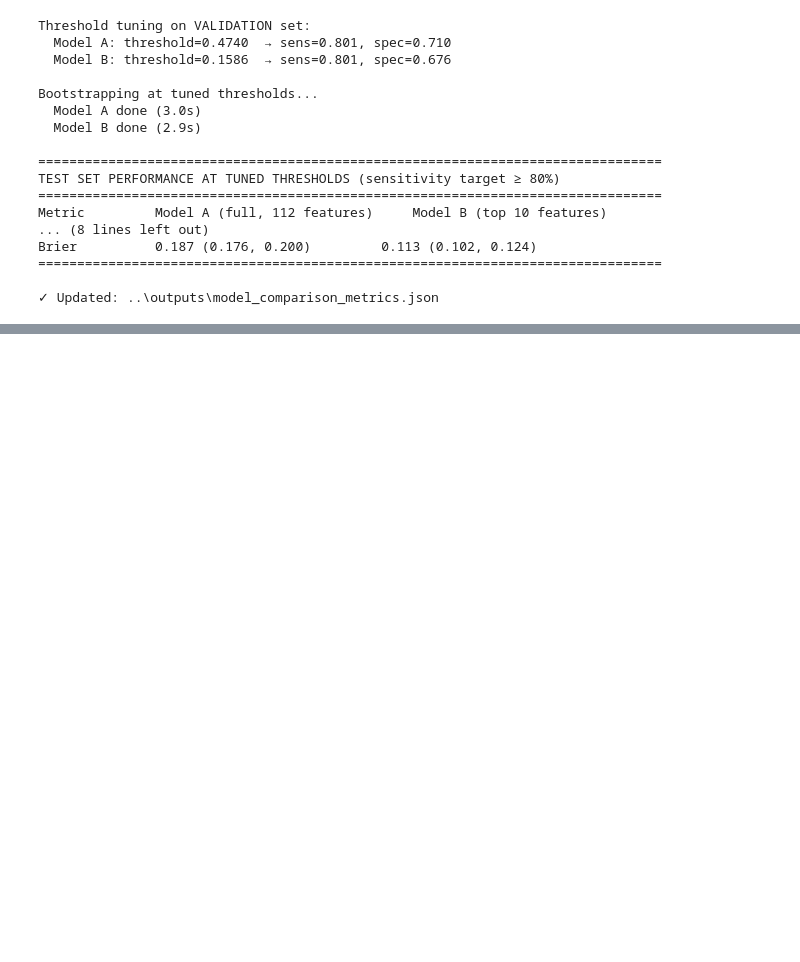
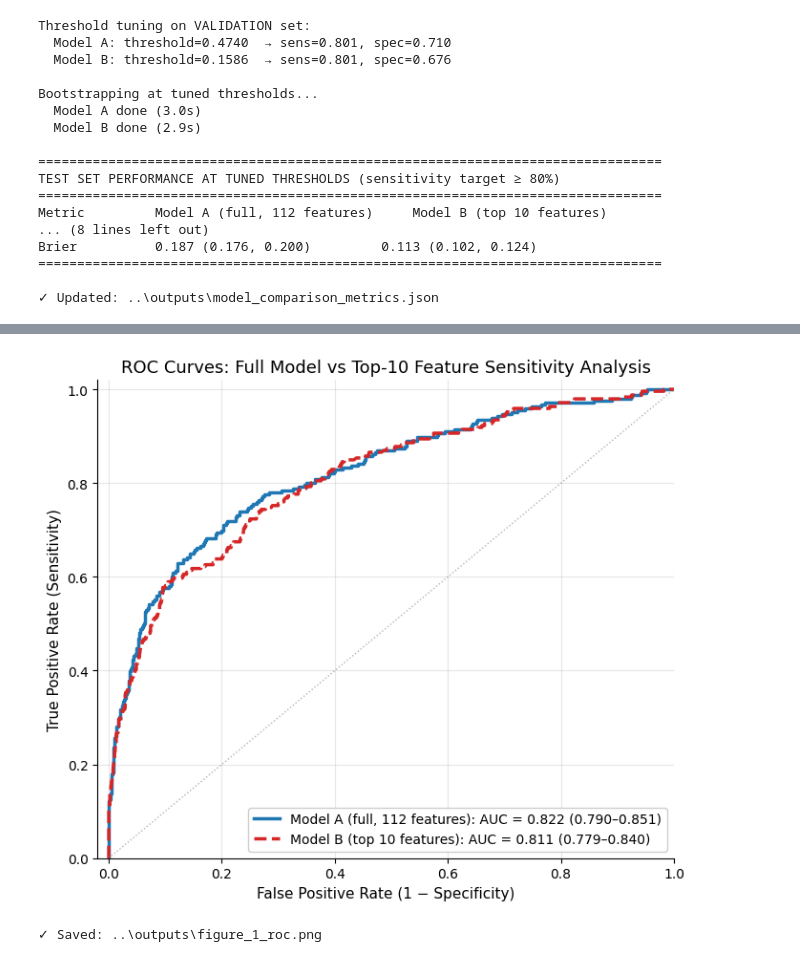
Before and after one commit to wilson-nguyen/aim-ahead-asthma, a Jupyter notebook: notebooks/05_top10_sensitivity.ipynb, the cells around one changed output, grey strips where cells are left out. Cells and saved outputs as stored; diff of their text form; code cells hidden in the pictures; blank space fills up the shorter version.

Commit message:
Phase 5 complete: top-10 sensitivity analysis with figures and Khamron summary

```diff
--- a/notebooks/05_top10_sensitivity.ipynb
+++ b/notebooks/05_top10_sensitivity.ipynb
@@ -596,0 +746,42 @@ Brier          0.187 (0.176, 0.200)         0.113 (0.102, 0.124)
+# %%
+"""
+Figure 1: ROC curves for Model A (full features) and Model B (top 10) on test set.
+Both shown overlaid for visual comparison. AUC values with 95% CIs in legend.
+"""
+
+from sklearn.metrics import roc_curve, auc
+
+# Compute ROC curves
+fpr_a, tpr_a, _ = roc_curve(y_test, y_proba_a)
+fpr_b, tpr_b, _ = roc_curve(y_test, y_proba_b)
+
+auc_a = metrics_a['AUC']
+auc_b = metrics_b['AUC']
+auc_a_lo, auc_a_hi = cis_a['AUC']
+auc_b_lo, auc_b_hi = cis_b['AUC']
+
+# Plot
+fig, ax = plt.subplots(figsize=(7, 6))
+
+ax.plot(fpr_a, tpr_a, color='#1f77b4', linewidth=2.5,
+        label=f'Model A (full, 112 features): AUC = {auc_a:.3f} ({auc_a_lo:.3f}–{auc_a_hi:.3f})')
+ax.plot(fpr_b, tpr_b, color='#d62728', linewidth=2.5, linestyle='--',
+        label=f'Model B (top 10 features): AUC = {auc_b:.3f} ({auc_b_lo:.3f}–{auc_b_hi:.3f})')
+ax.plot([0, 1], [0, 1], color='gray', linewidth=1, linestyle=':', alpha=0.6)
+
+ax.set_xlabel('False Positive Rate (1 − Specificity)')
+ax.set_ylabel('True Positive Rate (Sensitivity)')
+ax.set_title('ROC Curves: Full Model vs Top-10 Feature Sensitivity Analysis')
+ax.set_xlim(-0.02, 1.0)
+ax.set_ylim(0.0, 1.02)
+ax.legend(loc='lower right', framealpha=0.95)
+ax.grid(True, alpha=0.3)
+
+plt.tight_layout()
+plt.savefig(OUTPUTS_DIR / 'figure_1_roc.png', dpi=300, bbox_inches='tight')
+plt.show()
+
+print(f"✓ Saved: {OUTPUTS_DIR / 'figure_1_roc.png'}")
+# %% [output]
+[figure, added]
+✓ Saved: ..\outputs\figure_1_roc.png
```
Also changed, not shown: parts of 8 cells of this notebook.
